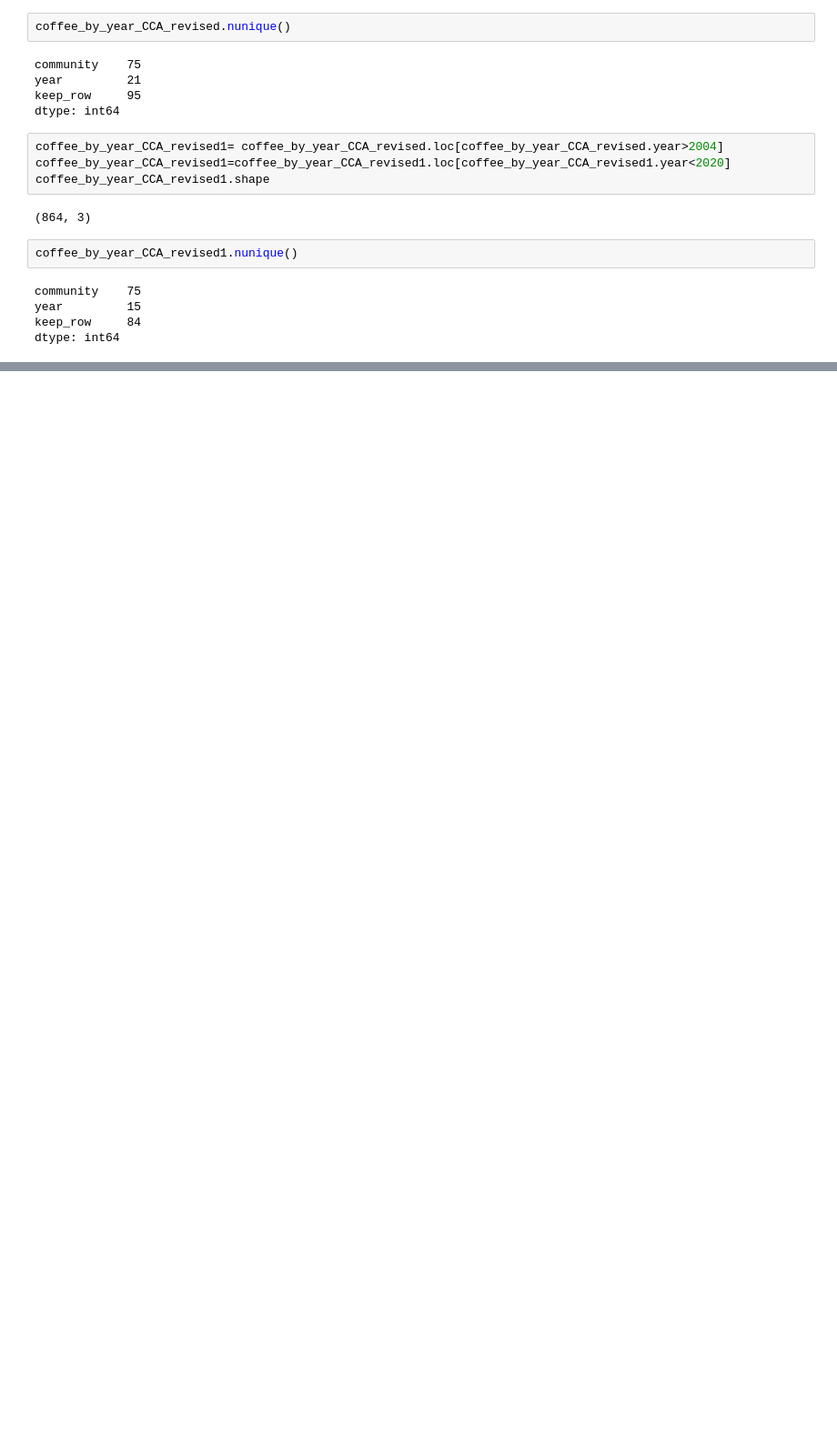
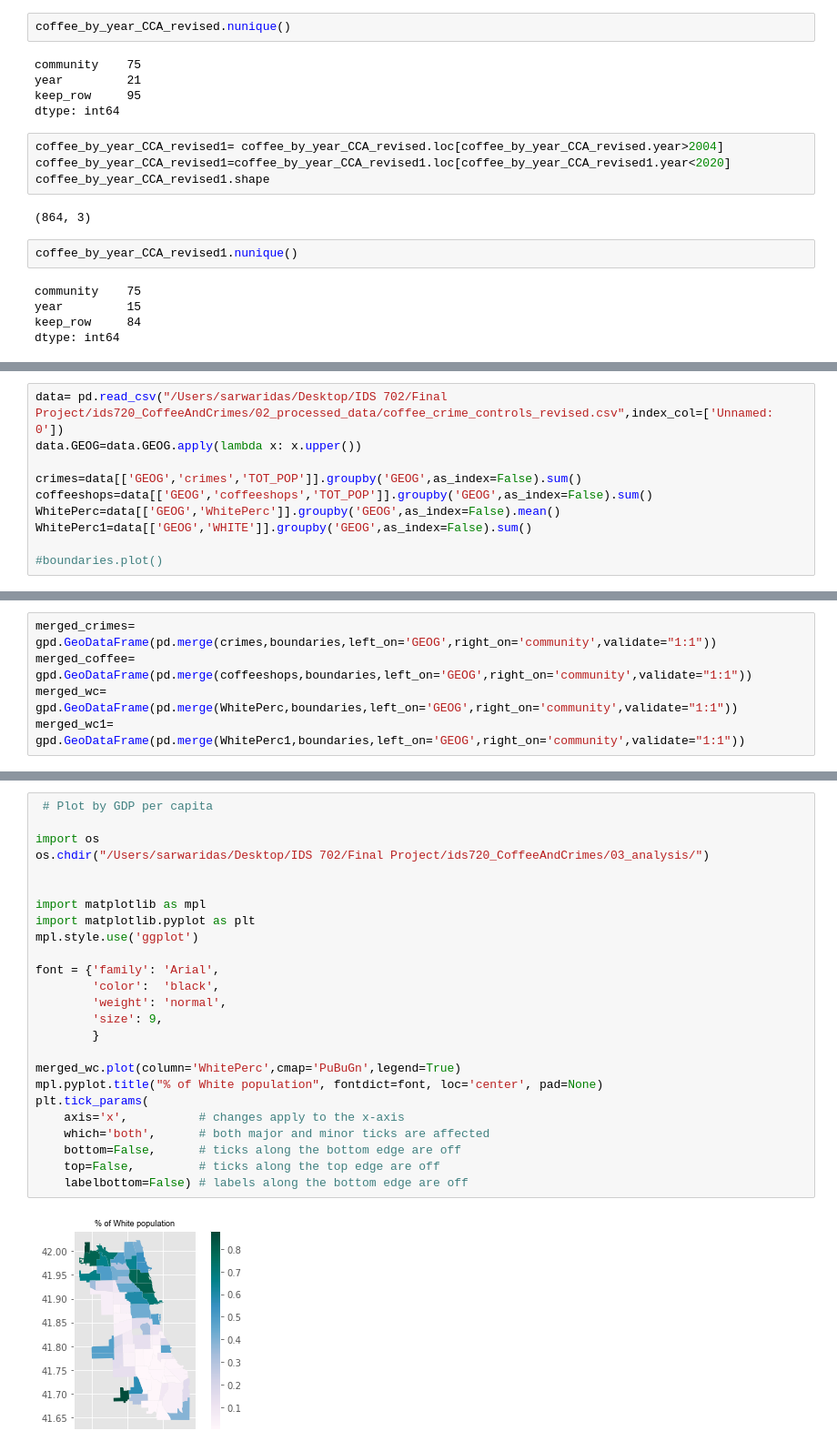
Before and after one commit to sarwaridas/ChicagoCrimes, a Jupyter notebook: 01_datawrangling/coffee_shop_GIS.ipynb, the cells around one changed output, grey strips where cells are left out. Shown at 91% size. Saved outputs shown, nothing was run; the diff lists cells and outputs as text; blank space fills up the shorter version.

```diff
--- a/01_datawrangling/coffee_shop_GIS.ipynb
+++ b/01_datawrangling/coffee_shop_GIS.ipynb
@@ -172,0 +141,10 @@ dtype: int64
+# %%
+data= pd.read_csv("/Users/sarwaridas/Desktop/IDS 702/Final Project/ids720_CoffeeAndCrimes/02_processed_data/coffee_crime_controls_revised.csv",index_col=['Unnamed: 0'])
+data.GEOG=data.GEOG.apply(lambda x: x.upper())
+
+crimes=data[['GEOG','crimes','TOT_POP']].groupby('GEOG',as_index=False).sum()
+coffeeshops=data[['GEOG','coffeeshops','TOT_POP']].groupby('GEOG',as_index=False).sum()
+WhitePerc=data[['GEOG','WhitePerc']].groupby('GEOG',as_index=False).mean()
+WhitePerc1=data[['GEOG','WHITE']].groupby('GEOG',as_index=False).sum()
+
+#boundaries.plot()
@@ -172,0 +162,5 @@ dtype: int64
+# %%
+merged_crimes= gpd.GeoDataFrame(pd.merge(crimes,boundaries,left_on='GEOG',right_on='community',validate="1:1"))
+merged_coffee= gpd.GeoDataFrame(pd.merge(coffeeshops,boundaries,left_on='GEOG',right_on='community',validate="1:1"))
+merged_wc= gpd.GeoDataFrame(pd.merge(WhitePerc,boundaries,left_on='GEOG',right_on='community',validate="1:1"))
+merged_wc1= gpd.GeoDataFrame(pd.merge(WhitePerc1,boundaries,left_on='GEOG',right_on='community',validate="1:1"))
@@ -172,0 +176,27 @@ dtype: int64
+# %%
+ # Plot by GDP per capita
+
+import os
+os.chdir("/Users/sarwaridas/Desktop/IDS 702/Final Project/ids720_CoffeeAndCrimes/03_analysis/")
+
+
+import matplotlib as mpl
+import matplotlib.pyplot as plt
+mpl.style.use('ggplot')
+
+font = {'family': 'Arial',
+        'color':  'black',
+        'weight': 'normal',
+        'size': 9,
+        }
+
+merged_wc.plot(column='WhitePerc',cmap='PuBuGn',legend=True)
+mpl.pyplot.title("% of White population", fontdict=font, loc='center', pad=None)
+plt.tick_params(
+    axis='x',          # changes apply to the x-axis
+    which='both',      # both major and minor ticks are affected
+    bottom=False,      # ticks along the bottom edge are off
+    top=False,         # ticks along the top edge are off
+    labelbottom=False) # labels along the bottom edge are off
+# %% [output]
+[figure, added]
```
Also changed, not shown: parts of 12 cells of this notebook, 6 other files.
